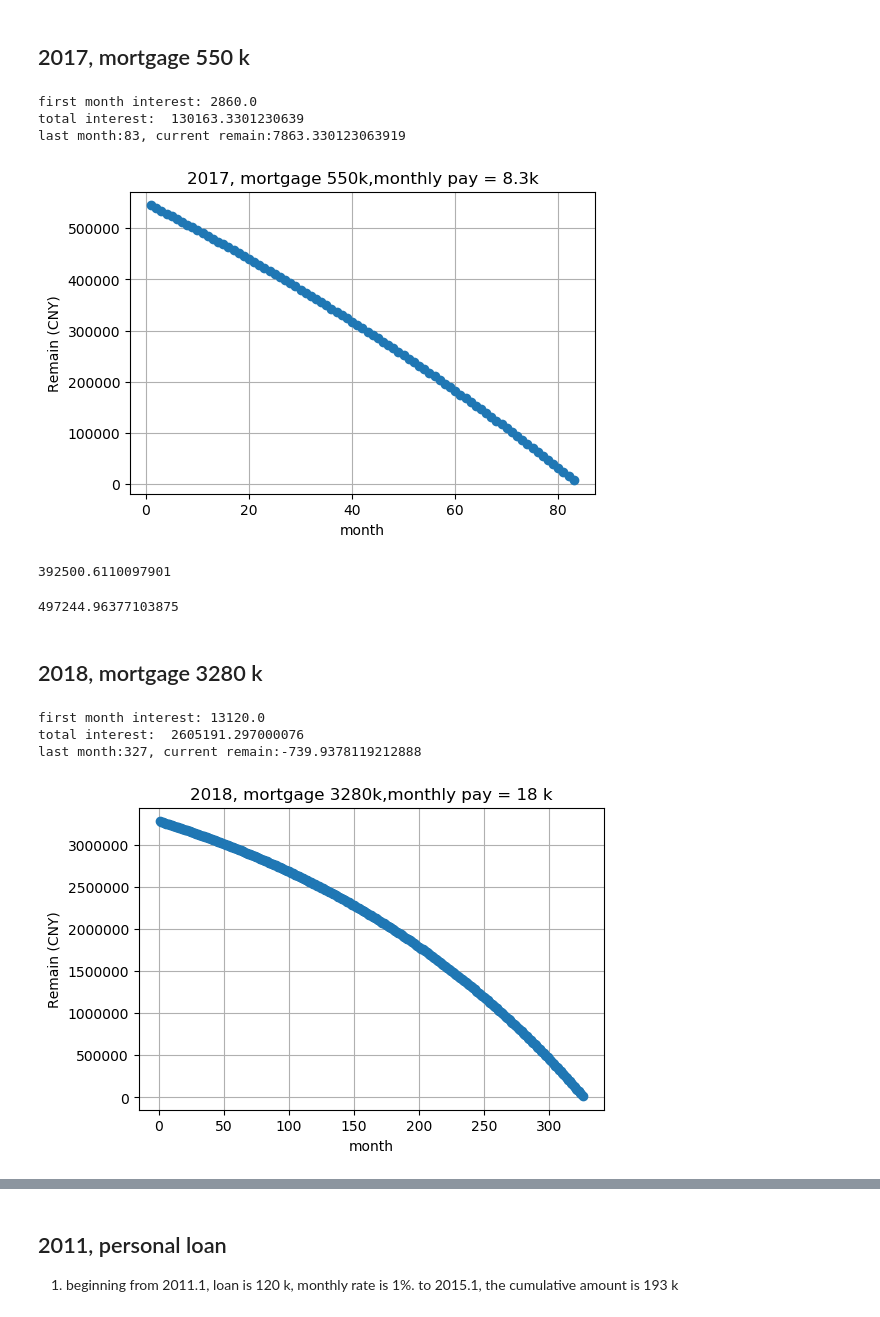
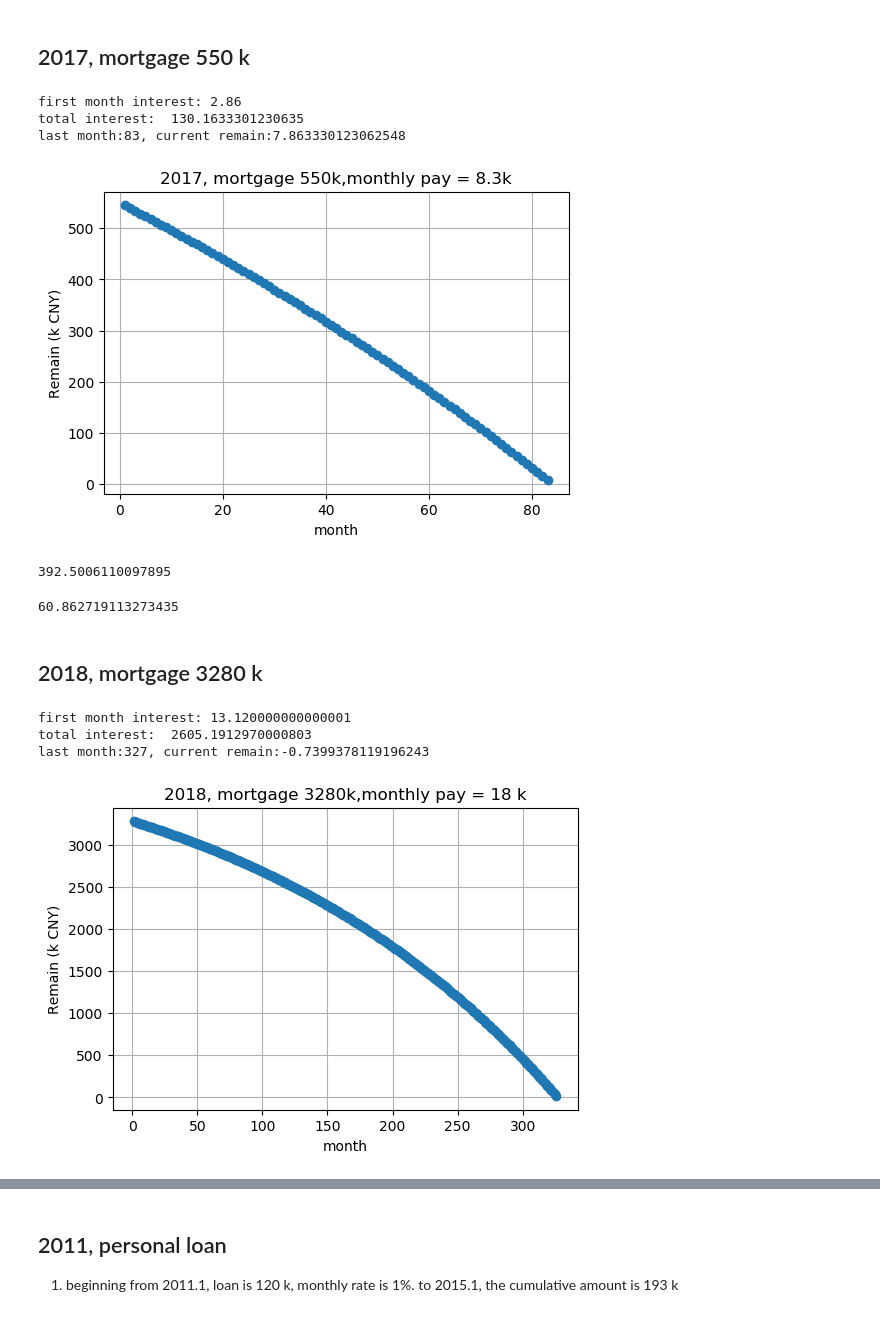
Before and after one commit to jychstar/leetcode, a Jupyter notebook: ipynb/mortgage.ipynb, the cells around one changed output, grey strips where cells are left out. Drawn from its saved outputs; the diff is of its cells as text; code cells hidden in the pictures.

```diff
--- a/ipynb/mortgage.ipynb
+++ b/ipynb/mortgage.ipynb
@@ -5,8 +5,8 @@
 # modified in 2015.2.12
 # adapted to python in 2019.9.25
 
-current_remain = 500e3
-monthly_pay = 6000 # monthly pay
+current_remain = 500
+monthly_pay = 6 # monthly pay
 total_month = 120
 monthly_rate = 0.0063
 print("first month interest:", current_remain * monthly_rate)
@@ -41,8 +41,8 @@ plt.show()
 # %% [markdown]
 ## 2017, mortgage 550 k
 # %%
-current_remain = 550e3
-monthly_pay = 8100 # monthly pay
+current_remain = 550
+monthly_pay = 8.100 # monthly pay
 total_month = 7 * 12
 monthly_rate = 0.0052
 print("first month interest:", current_remain * monthly_rate)
@@ -60,33 +60,33 @@ for i in range(1,total_month):
 print("total interest: ", sum(all_interest))
 print("last month:{}, current remain:{} ".format(i,current_remain))
 # %% [output]
-first month interest: 2860.0
-total interest:  130163.3301230639
-last month:83, current remain:7863.330123063919
+first month interest: 2.86
+total interest:  130.1633301230635
+last month:83, current remain:7.863330123062548
 # %%
 import matplotlib.pyplot as plt
 plt.figure(dpi = 100)
 plt.title("2017, mortgage 550k,monthly pay = 8.3k")
 plt.plot(valid_month,all_remain,'o')
 plt.xlabel("month")
-plt.ylabel("Remain (CNY)")
+plt.ylabel("Remain (k CNY)")
 plt.grid()
 plt.show()
 # %% [output]
-[figure, old version]
+[figure, new version]
 # %%
 all_remain[27]
 # %% [output]
-392500.6110097901
+392.5006110097895
 # %%
 sum(all_interest[28:])
 # %% [output]
-497244.96377103875
+60.862719113273435
 # %% [markdown]
 ## 2018, mortgage 3280 k
 # %%
-current_remain = 3280e3
-monthly_pay = 18e3 # monthly pay
+current_remain = 3280
+monthly_pay = 18 # monthly pay
 total_month = 30 * 12
 monthly_rate = 0.004
 print("first month interest:", current_remain * monthly_rate)
@@ -104,20 +104,20 @@ for i in range(1,total_month):
 print("total interest: ", sum(all_interest))
 print("last month:{}, current remain:{} ".format(i,current_remain))
 # %% [output]
-first month interest: 13120.0
-total interest:  2605191.297000076
-last month:327, current remain:-739.9378119212888
+first month interest: 13.120000000000001
+total interest:  2605.1912970000803
+last month:327, current remain:-0.7399378119196243
 # %%
 import matplotlib.pyplot as plt
 plt.figure(dpi = 100)
 plt.title("2018, mortgage 3280k,monthly pay = 18 k")
 plt.plot(valid_month,all_remain,'o')
 plt.xlabel("month")
-plt.ylabel("Remain (CNY)")
+plt.ylabel("Remain (k CNY)")
 plt.grid()
 plt.show()
 # %% [output]
-[figure, old version]
+[figure, new version]
 # %%
 import matplotlib.pyplot as plt
 plt.figure(dpi = 100)
```
Also changed, not shown: parts of 8 cells of this notebook.
